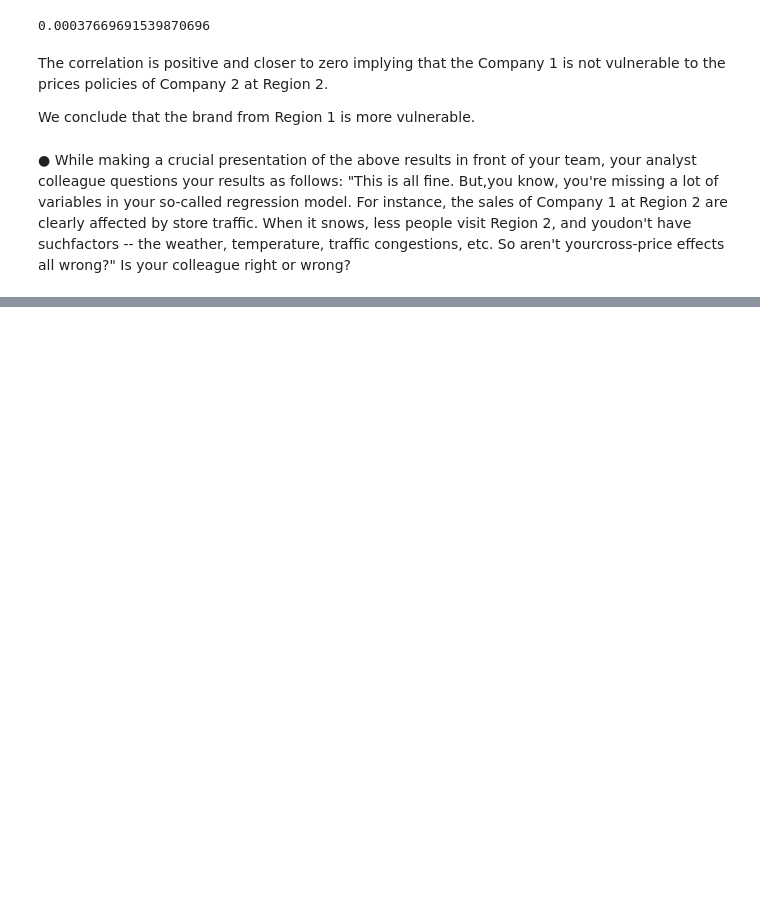
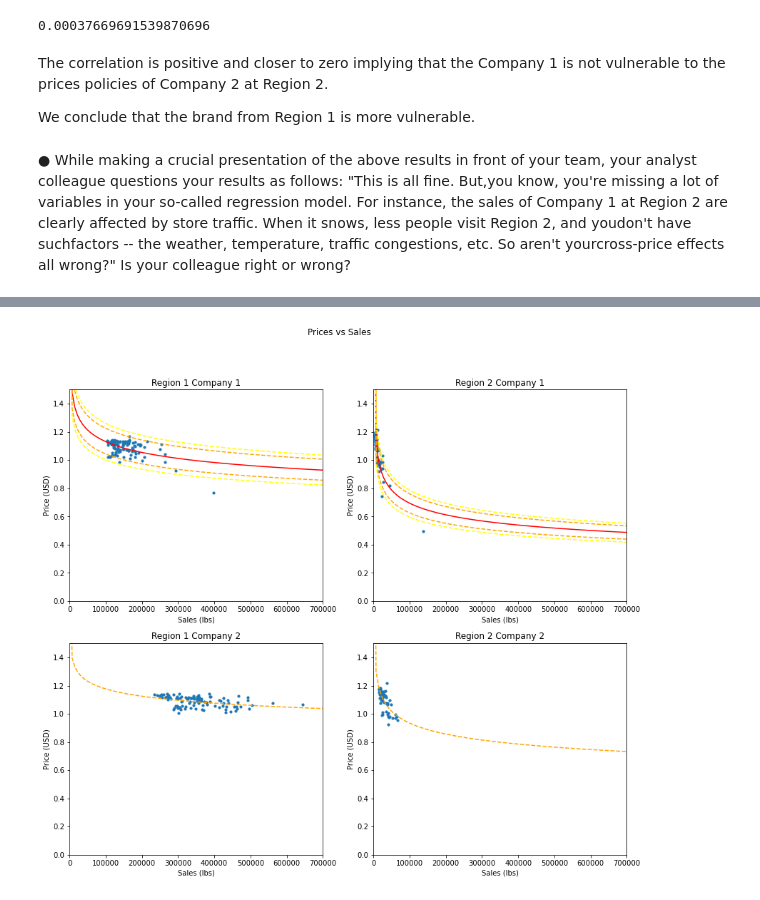
Before and after one commit to hinojosaad/Damavis-Challenge, a Jupyter notebook: Damavis Data Science Challenge.ipynb, the cells around one changed output, grey strips where cells are left out. Cells and saved outputs as stored; diff of their text form; code cells hidden in the pictures; blank space fills up the shorter version.

```diff
--- a/Damavis Data Science Challenge.ipynb
+++ b/Damavis Data Science Challenge.ipynb
@@ -615,0 +626,74 @@ r2_c1["res_log_Price_USD"].describe()
+# %%
+e11_01 = scipy.stats.skewnorm.ppf(.01,ae11, loce11, scalee11)
+e11_05 = scipy.stats.skewnorm.ppf(.05,ae11, loce11, scalee11)
+e11_95 = scipy.stats.skewnorm.ppf(.95,ae11, loce11, scalee11)
+e11_99 = scipy.stats.skewnorm.ppf(.99,ae11, loce11, scalee11)
+
+
+e21_01 = scipy.stats.skewnorm.ppf(.01,ae21, loce21, scalee21)
+e21_05 = scipy.stats.skewnorm.ppf(.05,ae21, loce21, scalee21)
+e21_95 = scipy.stats.skewnorm.ppf(.95,ae21, loce21, scalee21)
+e21_99 = scipy.stats.skewnorm.ppf(.99,ae21, loce21, scalee21)
+
+xseq = np.linspace(1, 700000, num=100)
+
+fig, ((ax11, ax21),(ax12,ax22)) = plt.subplots(2, 2,figsize=(14,12))
+fig.suptitle("Prices vs Sales")
+
+
+ax11.scatter(r1_c1["Sales_U"],r1_c1["Price_USD"],s=10)
+ax11.plot(xseq, A11 * (xseq**(k11**(-1))) , color="red")
+ax11.plot(xseq, A11 * (xseq**(k11**(-1)))* np.exp(e11_01) , color="yellow", linestyle="--")
+ax11.plot(xseq, A11 * (xseq**(k11**(-1)))* np.exp(e11_05) , color="orange", linestyle="--")
+ax11.plot(xseq, A11 * (xseq**(k11**(-1)))* np.exp(e11_95) , color="orange", linestyle="--")
+ax11.plot(xseq, A11 * (xseq**(k11**(-1)))* np.exp(e11_99) , color="yellow", linestyle="--")
+
+ax11.set_xlim(0,700000)
+ax11.set_ylim(0,1.5)
+
+ax11.set_title("Region 1 Company 1")
+ax11.set_xlabel("Sales (lbs)")
+ax11.set_ylabel("Price (USD)")
+
+
+ax21.scatter(r2_c1["Sales_U"],r2_c1["Price_USD"],s=10)
+ax21.plot(xseq, A21 * (xseq**(k21**(-1))) , color="red")
+ax21.plot(xseq, A21 * (xseq**(k21**(-1)))* np.exp(e21_01) , color="yellow", linestyle="--")
+ax21.plot(xseq, A21 * (xseq**(k21**(-1)))* np.exp(e21_05) , color="orange", linestyle="--")
+ax21.plot(xseq, A21 * (xseq**(k21**(-1)))* np.exp(e21_95) , color="orange", linestyle="--")
+ax21.plot(xseq, A21 * (xseq**(k21**(-1)))* np.exp(e21_99) , color="yellow", linestyle="--")
+
+
+ax21.set_xlim(0,700000)
+ax21.set_ylim(0,1.5)
+
+ax21.set_title("Region 2 Company 1")
+ax21.set_xlabel("Sales (lbs)")
+ax21.set_ylabel("Price (USD)")
+
+
+ax12.scatter(r1_c2["Sales_U"],r1_c2["Price_USD"],s=10)
+ax12.plot(xseq, A12 * (xseq**(k12**(-1))) , color="orange", linestyle="--")
+
+ax12.set_xlim(0,700000)
+ax12.set_ylim(0,1.5)
+
+ax12.set_title("Region 1 Company 2")
+ax12.set_xlabel("Sales (lbs)")
+ax12.set_ylabel("Price (USD)")
+
+
+ax22.scatter(r2_c2["Sales_U"],r2_c2["Price_USD"],s=10)
+ax22.plot(xseq, A22 * (xseq**(k22**(-1))) , color="orange", linestyle="--")
+
+ax22.set_xlim(0,700000)
+ax22.set_ylim(0,1.5)
+
+ax22.set_title("Region 2 Company 2")
+ax22.set_xlabel("Sales (lbs)")
+ax22.set_ylabel("Price (USD)")
+
+
+plt.show()
+# %% [output]
+[figure, added]
```
Also changed, not shown: parts of 16 cells of this notebook.
